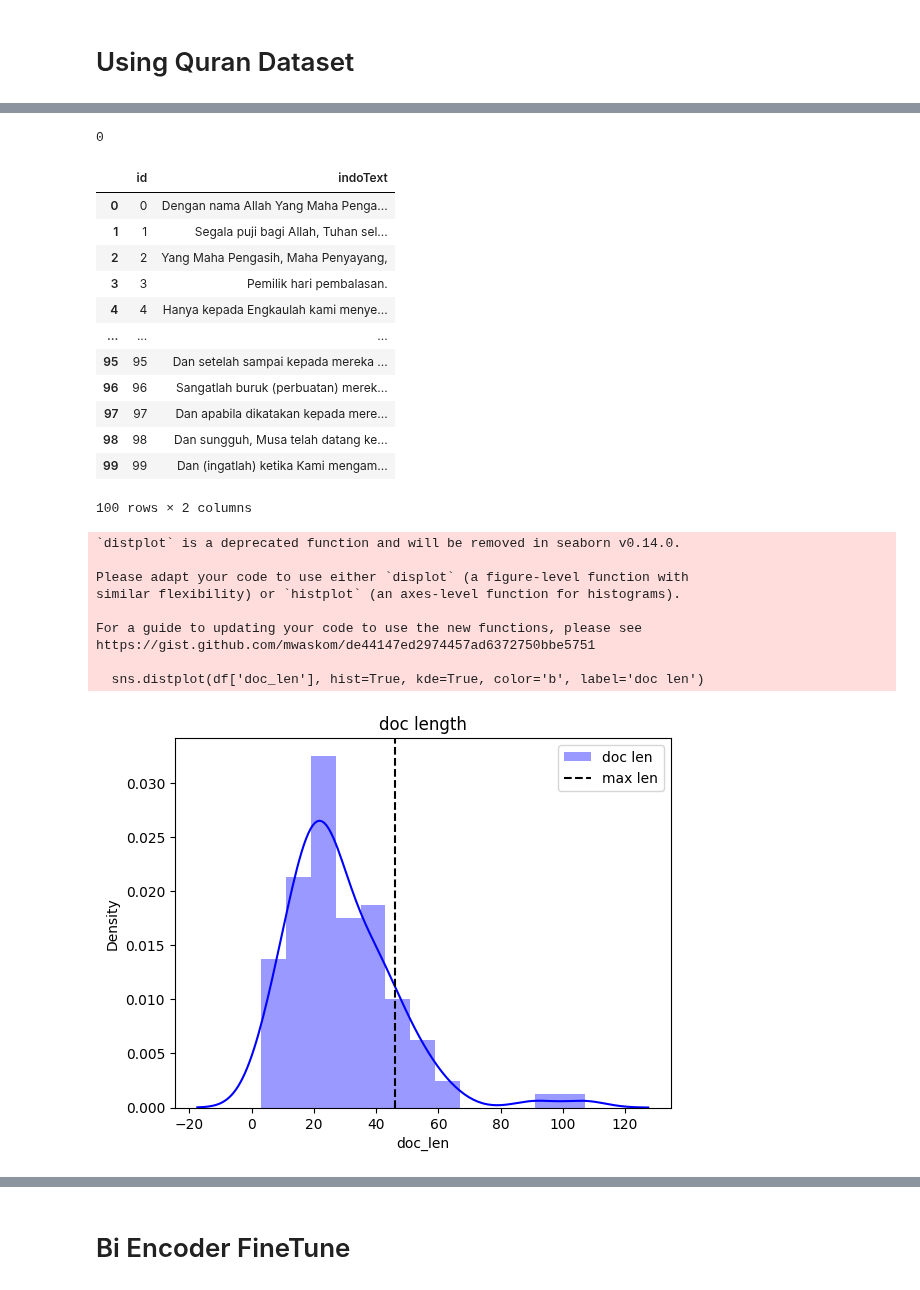
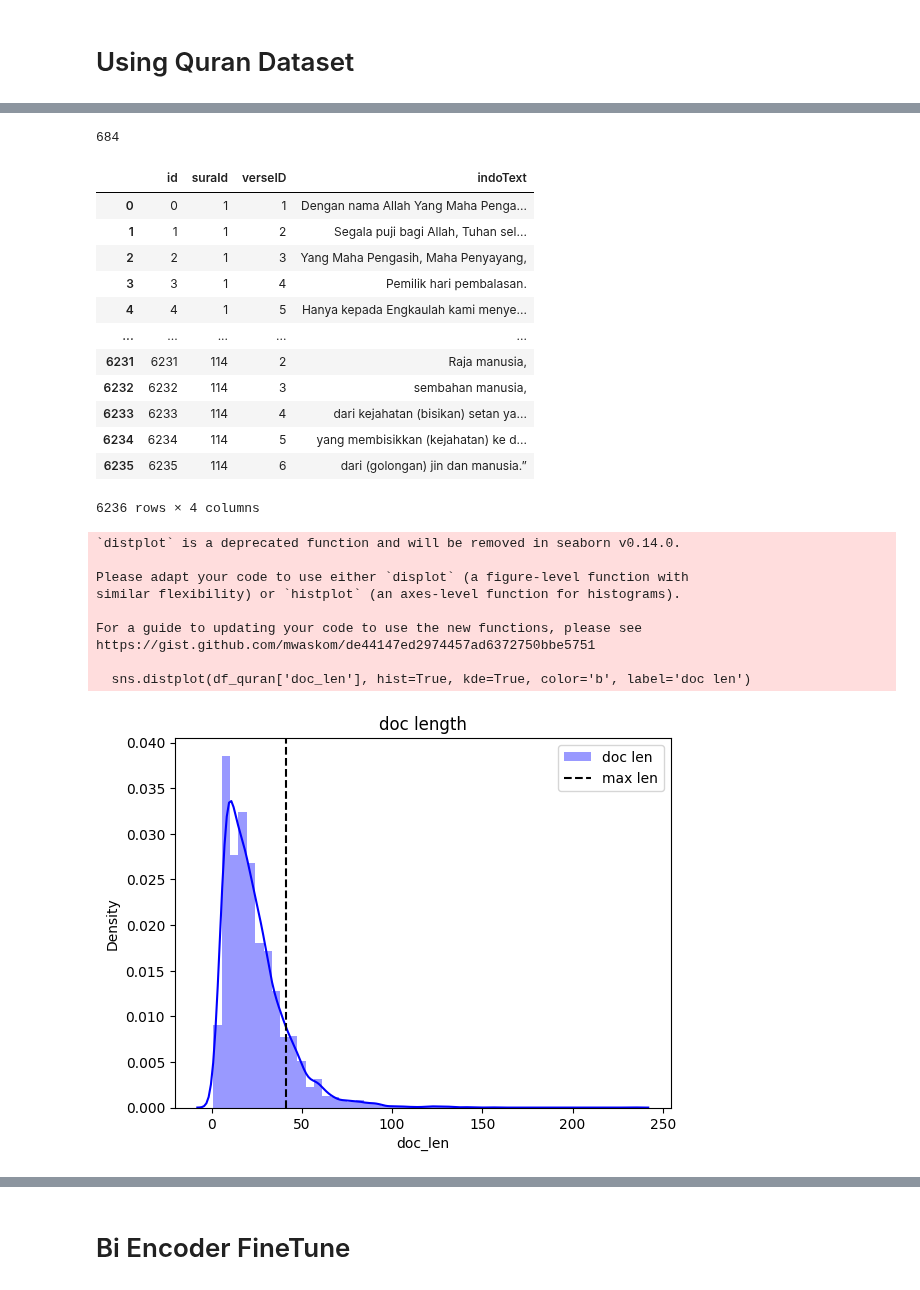
Before and after one commit to 337ubaid/quran-indo, a Jupyter notebook: sbert/semantic-search-with-sbert-faiss.ipynb, the cells around one changed output, grey strips where cells are left out. Saved outputs shown, nothing was run; the diff lists cells and outputs as text; code cells hidden in the pictures.

```diff
--- a/sbert/semantic-search-with-sbert-faiss.ipynb
+++ b/sbert/semantic-search-with-sbert-faiss.ipynb
@@ -155,5 +147,5 @@ model = SentenceTransformer('msmarco-distilbert-base-dot-prod-v3')
 # %%
-data = pd.read_csv('../quran_100_ayat.csv',memory_map=True)
+data = pd.read_csv('../quran_id_full.csv',memory_map=True)
 data.info()
 # %% [output]
 <class 'pandas.core.frame.DataFrame'>
@@ -172,43 +164,43 @@ memory usage: 4.8+ KB
 # %%
 import gc
-df = data[['id','indoText']]
+df_quran = data[['id', 'suraId', 'verseID', 'indoText']]
 del data
 gc.collect()
 # %% [output]
-0
+684
 # %%
-df
+df_quran
 # %% [output]
-|  | id | indoText |
-| 0 | 0 | Dengan nama Allah Yang Maha Penga... |
-| 1 | 1 | Segala puji bagi Allah, Tuhan sel... |
-| 2 | 2 | Yang Maha Pengasih, Maha Penyayang, |
-| 3 | 3 | Pemilik hari pembalasan. |
-| 4 | 4 | Hanya kepada Engkaulah kami menye... |
-| ... | ... | ... |
-| 95 | 95 | Dan setelah sampai kepada mereka ... |
-| 96 | 96 | Sangatlah buruk (perbuatan) merek... |
-| 97 | 97 | Dan apabila dikatakan kepada mere... |
-| 98 | 98 | Dan sungguh, Musa telah datang ke... |
-| 99 | 99 | Dan (ingatlah) ketika Kami mengam... |
+|  | id | suraId | verseID | indoText |
+| 0 | 0 | 1 | 1 | Dengan nama Allah Yang Maha Penga... |
+| 1 | 1 | 1 | 2 | Segala puji bagi Allah, Tuhan sel... |
+| 2 | 2 | 1 | 3 | Yang Maha Pengasih, Maha Penyayang, |
+| 3 | 3 | 1 | 4 | Pemilik hari pembalasan. |
+| 4 | 4 | 1 | 5 | Hanya kepada Engkaulah kami menye... |
+| ... | ... | ... | ... | ... |
+| 6231 | 6231 | 114 | 2 | Raja manusia, |
+| 6232 | 6232 | 114 | 3 | sembahan manusia, |
+| 6233 | 6233 | 114 | 4 | dari kejahatan (bisikan) setan ya... |
+| 6234 | 6234 | 114 | 5 | yang membisikkan (kejahatan) ke d... |
+| 6235 | 6235 | 114 | 6 | dari (golongan) jin dan manusia.” |
-100 rows × 2 columns
+6236 rows × 4 columns
 # %%
-df['doc_len'] = df['indoText'].apply(lambda words: len(words.split()))
-max_seq_len = np.round(df['doc_len'].mean() + df['doc_len'].std()).astype(int)
-sns.distplot(df['doc_len'], hist=True, kde=True, color='b', label='doc len')
+df_quran['doc_len'] = df_quran['indoText'].apply(lambda words: len(words.split()))
+max_seq_len = np.round(df_quran['doc_len'].mean() + df_quran['doc_len'].std()).astype(int)
+sns.distplot(df_quran['doc_len'], hist=True, kde=True, color='b', label='doc len')
 plt.axvline(x=max_seq_len, color='k', linestyle='--', label='max len')
 plt.title('doc length'); plt.legend()
 plt.show()
 # %% [output]
 `distplot` is a deprecated function and will be removed in seaborn v0.14.0.
 
 Please adapt your code to use either `displot` (a figure-level function with
 similar flexibility) or `histplot` (an axes-level function for histograms).
 
 For a guide to updating your code to use the new functions, please see
 https://gist.github.com/mwaskom/de44147ed2974457ad6372750bbe5751
 
-  sns.distplot(df['doc_len'], hist=True, kde=True, color='b', label='doc len')
+  sns.distplot(df_quran['doc_len'], hist=True, kde=True, color='b', label='doc len')
-[figure, old version]
+[figure, new version]
 # %%
 import faiss
```
Also changed, not shown: parts of 27 cells of this notebook, 4 other files.
